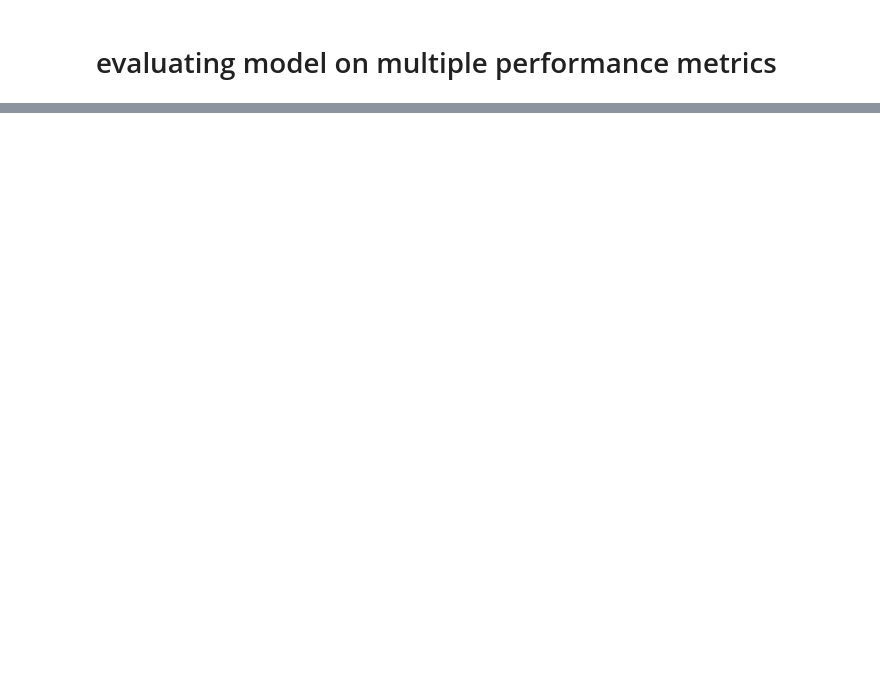
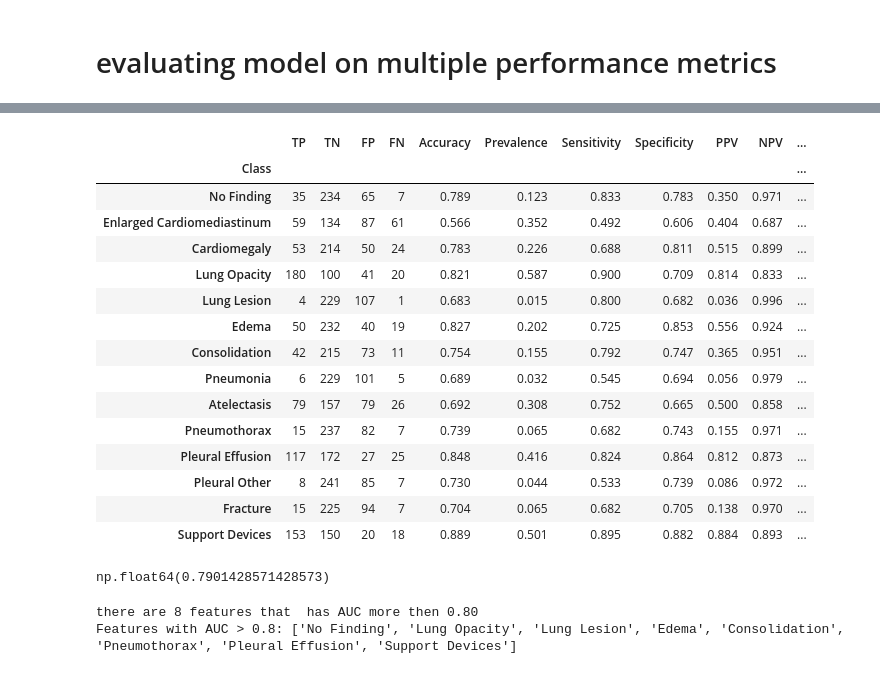
Before and after one commit to Rehanabbaxi/Chest_pathalogies_diagnosis, a Jupyter notebook: chest_pathologies_diagnosis_usingDenset.ipynb, the cells around one changed output, grey strips where cells are left out. Drawn from its saved outputs; the diff is of its cells as text; code cells hidden in the pictures; blank space fills up the shorter version.

```diff
--- a/chest_pathologies_diagnosis_usingDenset.ipynb
+++ b/chest_pathologies_diagnosis_usingDenset.ipynb
@@ -684 +775,3 @@ pred
+# %%
+thresholds_for_features = list(threshholds.values())
 # %%
@@ -685,0 +779,71 @@ util_evaluation.get_performance_metrics(y, pred, class_labels)
+# %%
+# Make sure to import the necessary sklearn functions in your notebook
+from sklearn.metrics import roc_auc_score, f1_score
+
+# Now call the function, passing all the helper functions from your module
+
+df_performance = util_evaluation.get_performance_metrics(
+    y=y,
+    pred=pred,
+    class_labels=class_labels,
+
+    # 1. Confusion Matrix Components
+    tp=util_evaluation.get_true_pos,
+    tn=util_evaluation.get_true_neg,
+    fp=util_evaluation.get_false_pos,
+    fn=util_evaluation.get_false_neg,
+
+    # 2. Threshold-Dependent Metrics (now defined in util_evaluation)
+    acc=util_evaluation.get_accuracy,
+    prevalence=util_evaluation.get_prevalence,
+    sens=util_evaluation.get_sensitivity,
+    spec=util_evaluation.get_specificity,
+    ppv=util_evaluation.get_ppv,
+    npv=util_evaluation.get_npv,
+
+    # 3. Sklearn Metrics
+    auc=roc_auc_score,
+    f1=f1_score,
+
+    thresholds=thresholds_for_features
+)
+
+df_performance
+# %% [output]
+|  | TP | TN | FP | FN | Accuracy | Prevalence | Sensitivity | Specificity | PPV | NPV | ... |
+| Class |  |  |  |  |  |  |  |  |  |  | ... |
+| No Finding | 35 | 234 | 65 | 7 | 0.789 | 0.123 | 0.833 | 0.783 | 0.350 | 0.971 | ... |
+| Enlarged Cardiomediastinum | 59 | 134 | 87 | 61 | 0.566 | 0.352 | 0.492 | 0.606 | 0.404 | 0.687 | ... |
+| Cardiomegaly | 53 | 214 | 50 | 24 | 0.783 | 0.226 | 0.688 | 0.811 | 0.515 | 0.899 | ... |
+| Lung Opacity | 180 | 100 | 41 | 20 | 0.821 | 0.587 | 0.900 | 0.709 | 0.814 | 0.833 | ... |
+| Lung Lesion | 4 | 229 | 107 | 1 | 0.683 | 0.015 | 0.800 | 0.682 | 0.036 | 0.996 | ... |
+| Edema | 50 | 232 | 40 | 19 | 0.827 | 0.202 | 0.725 | 0.853 | 0.556 | 0.924 | ... |
+| Consolidation | 42 | 215 | 73 | 11 | 0.754 | 0.155 | 0.792 | 0.747 | 0.365 | 0.951 | ... |
+| Pneumonia | 6 | 229 | 101 | 5 | 0.689 | 0.032 | 0.545 | 0.694 | 0.056 | 0.979 | ... |
+| Atelectasis | 79 | 157 | 79 | 26 | 0.692 | 0.308 | 0.752 | 0.665 | 0.500 | 0.858 | ... |
+| Pneumothorax | 15 | 237 | 82 | 7 | 0.739 | 0.065 | 0.682 | 0.743 | 0.155 | 0.971 | ... |
+| Pleural Effusion | 117 | 172 | 27 | 25 | 0.848 | 0.416 | 0.824 | 0.864 | 0.812 | 0.873 | ... |
+| Pleural Other | 8 | 241 | 85 | 7 | 0.730 | 0.044 | 0.533 | 0.739 | 0.086 | 0.972 | ... |
+| Fracture | 15 | 225 | 94 | 7 | 0.704 | 0.065 | 0.682 | 0.705 | 0.138 | 0.970 | ... |
+| Support Devices | 153 | 150 | 20 | 18 | 0.889 | 0.501 | 0.895 | 0.882 | 0.884 | 0.893 | ... |
+# %%
+np.mean(df_performance["AUC"])
+# %% [output]
+np.float64(0.7901428571428573)
+# %%
+#### printing features that has AUC greater then 0.80
+
+AUC_THRESHOLD = 0.80
+
+# 2. Create a boolean mask: True for AUCs greater than the threshold
+mask = auc_rocs > AUC_THRESHOLD
+
+# 3. Use the mask to select the corresponding labels
+# Note: We must convert 'labels' to a NumPy array first if it is a Python list
+labels_to_show = np.array(labels)[mask]
+
+print(f"there are {len(labels_to_show)} features that  has AUC more then 0.80 ")
+print(f"Features with AUC > {AUC_THRESHOLD}: {labels_to_show.tolist()}")
+# %% [output]
+there are 8 features that  has AUC more then 0.80
+Features with AUC > 0.8: ['No Finding', 'Lung Opacity', 'Lung Lesion', 'Edema', 'Consolidation', 'Pneumothorax', 'Pleural Effusion', 'Support Devices']
```
Also changed, not shown: parts of 27 cells of this notebook, 2 other files.
